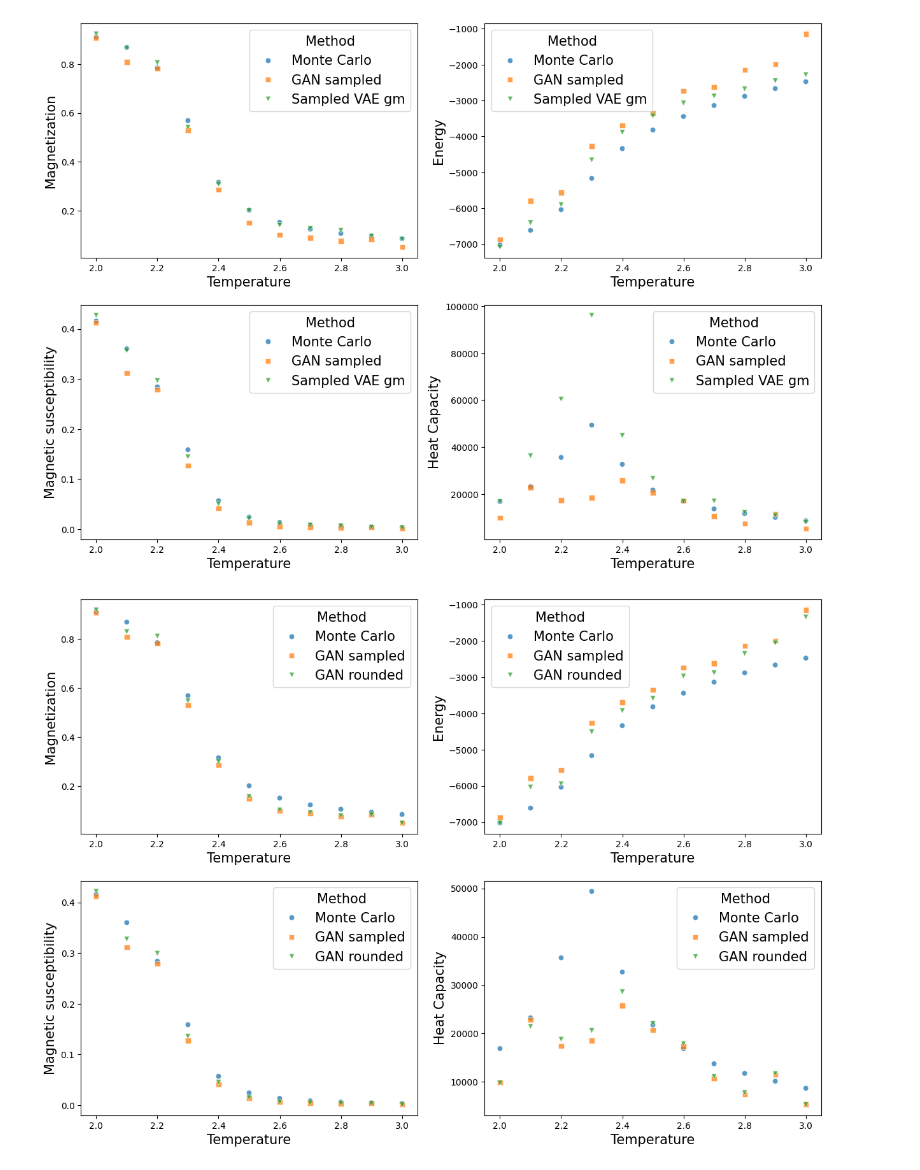
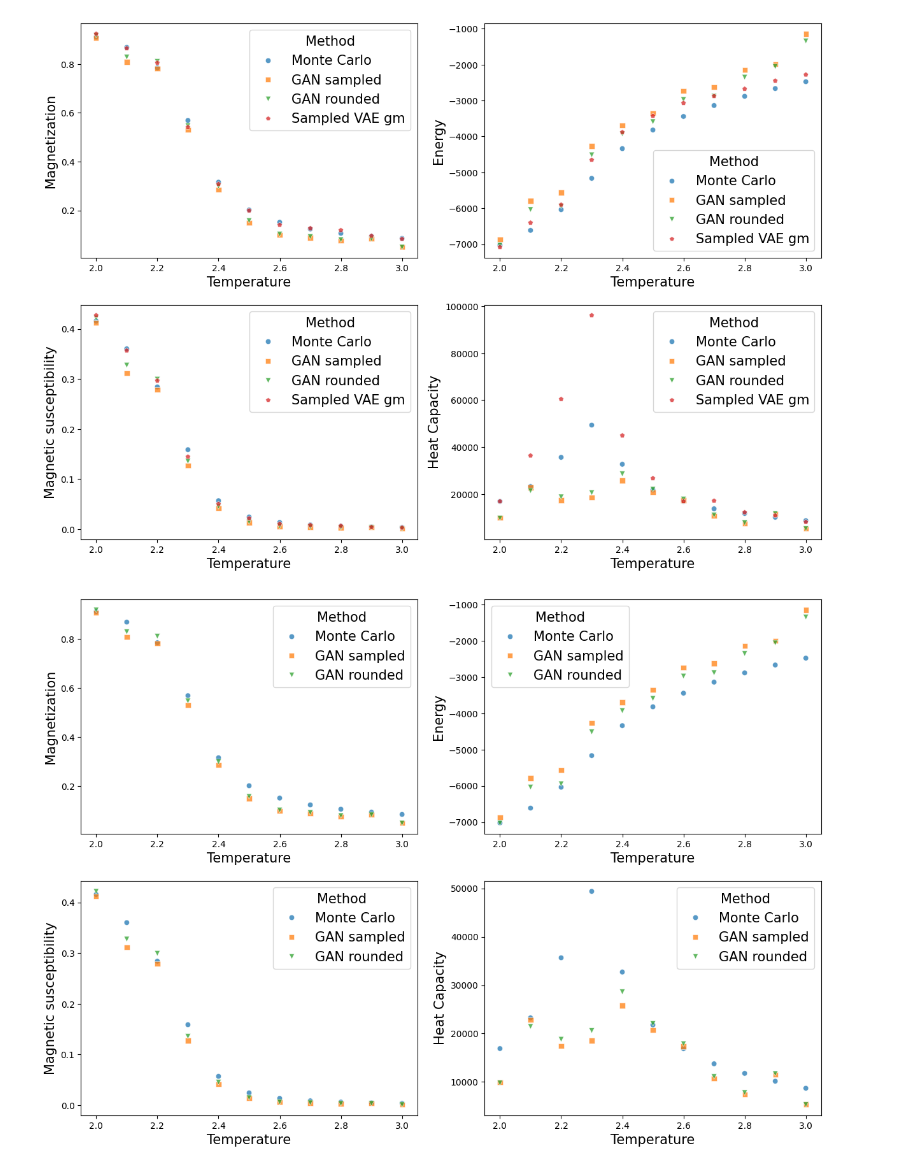
Before and after one commit to pSzyc/Ising, a Jupyter notebook: Model/final.ipynb, the cells around one changed output. Cells and saved outputs as stored; diff of their text form; code cells hidden in the pictures.

Commit message:
plots upgrade

```diff
--- a/Model/final.ipynb
+++ b/Model/final.ipynb
@@ -11,11 +12,19 @@ import matplotlib.pyplot as plt
 df_gan = pd.read_csv(gan_folder, index_col=0)
 df_vae = pd.read_csv(vae_folder, index_col=0)
+# %%
+def final_plot(df):
+    plt.figure(figsize=(15, 10))
+    plt.subplots_adjust(top=0.92)
+    for i, column in enumerate(['Magnetization', 'Energy', 'Magnetic susceptibility', 'Heat Capacity']):
+        plt.subplot(2, 2, i + 1)
+        sns.scatterplot(data=df, x='Temperature', y=column, hue='Method', style='Method', markers=['o', 's', 'v', "p"], alpha=0.75)
+        plt.scatter([], [], s=10, color='none', edgecolor='none', label='10')  # Dummy scatter to avoid size legend
 # %%
-df = pd.concat([df_gan[df_gan['Method']!="GAN rounded"], df_vae[df_vae['Method']=="Sampled VAE gm"]])
+df = pd.concat([df_gan, df_vae[df_vae['Method']=="Sampled VAE gm"]])
 final_plot(df)
-plt.savefig("final_compare.svg")
+plt.savefig("../Plots/final_compare.svg")
 # %% [output]
-[figure, old version]
+[figure, new version]
 # %%
 final_plot(df_gan)
 plt.savefig("gan.svg")
```
Also changed, not shown: parts of 1 cell of this notebook, 1 other file.
